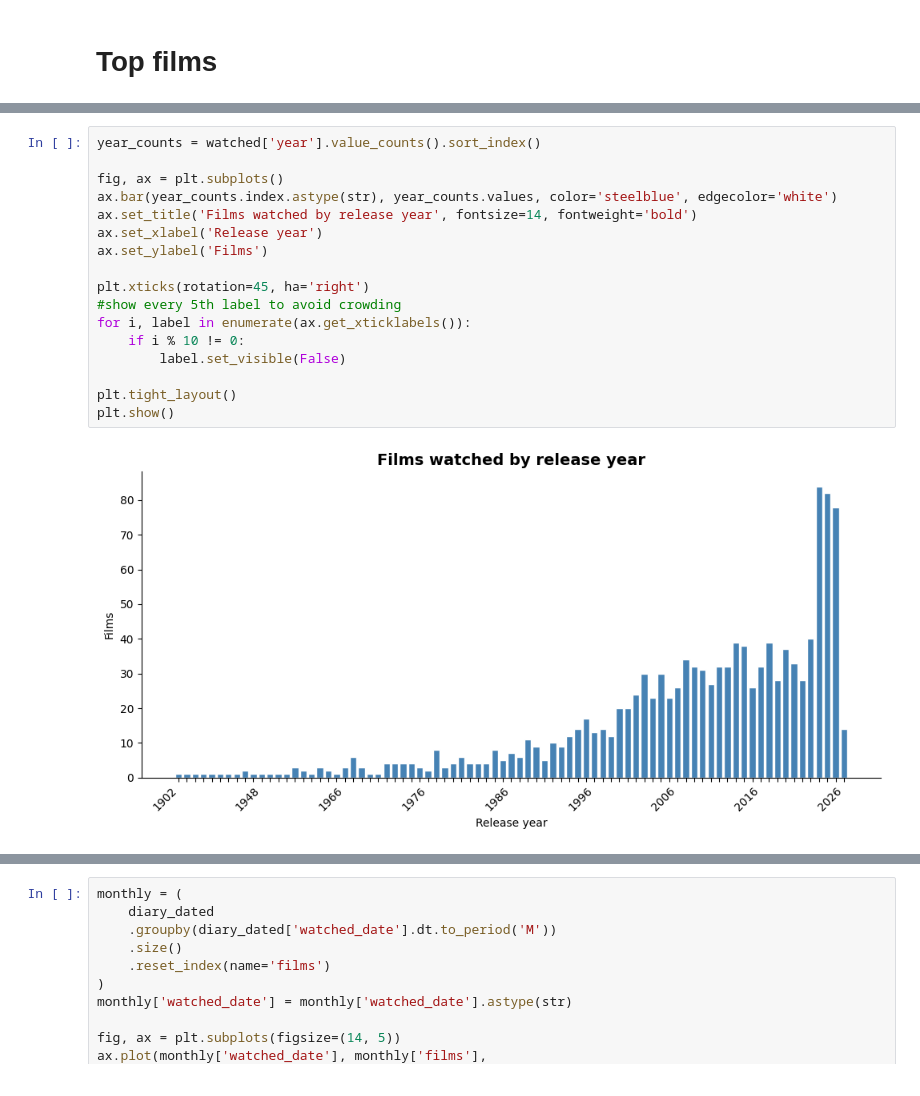
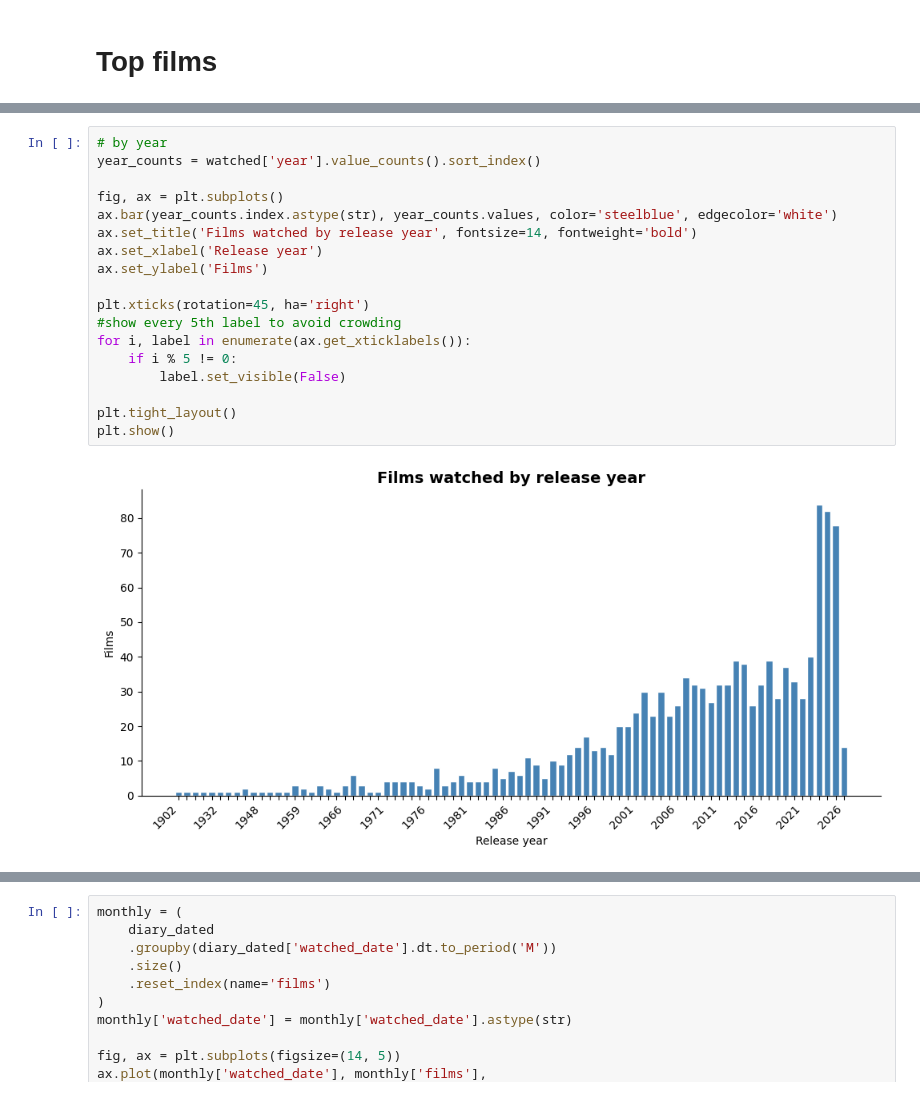
Before and after one commit to reidbaum/letterboxd-dashboard, a Jupyter notebook: visualizations.ipynb, the cells around one changed output, grey strips where cells are left out. Drawn from its saved outputs; the diff is of its cells as text.

```diff
--- a/visualizations.ipynb
+++ b/visualizations.ipynb
@@ -152,19 +121,20 @@ Name: name, dtype: int64
 # %%
+# by year
 year_counts = watched['year'].value_counts().sort_index()
 
 fig, ax = plt.subplots()
 ax.bar(year_counts.index.astype(str), year_counts.values, color='steelblue', edgecolor='white')
 ax.set_title('Films watched by release year', fontsize=14, fontweight='bold')
 ax.set_xlabel('Release year')
 ax.set_ylabel('Films')
 
 plt.xticks(rotation=45, ha='right')
 #show every 5th label to avoid crowding
 for i, label in enumerate(ax.get_xticklabels()):
-    if i % 10 != 0:
+    if i % 5 != 0:
         label.set_visible(False)
 
 plt.tight_layout()
 plt.show()
 # %% [output]
-[figure, old version]
+[figure, new version]
```
Also changed, not shown: parts of 39 cells of this notebook, 1 other file.
